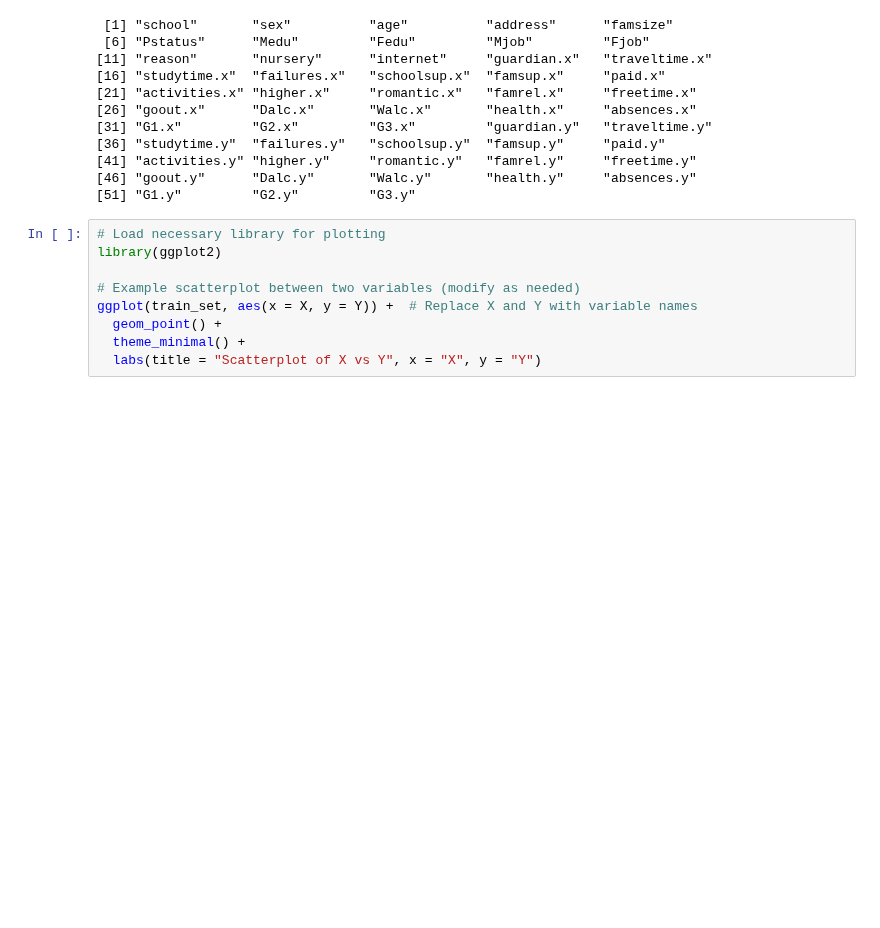
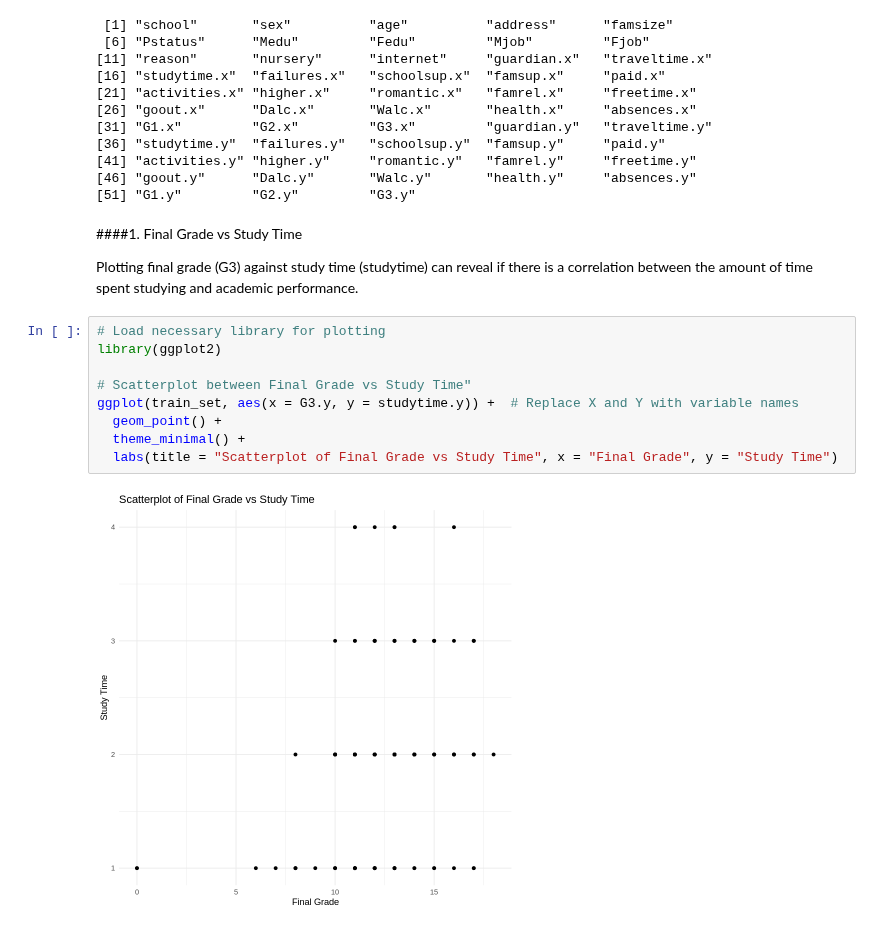
Before and after one commit to carlos-alves-one/Student-Performance-R, a Jupyter notebook: Regression_CW1.ipynb, the cells around one changed output. Cells and saved outputs as stored; diff of their text form; blank space fills up the shorter version.

```diff
--- a/Regression_CW1.ipynb
+++ b/Regression_CW1.ipynb
@@ -285,12 +345,18 @@ print(variable_names)
 [41] "activities.y" "higher.y"     "romantic.y"   "famrel.y"     "freetime.y"
 [46] "goout.y"      "Dalc.y"       "Walc.y"       "health.y"     "absences.y"
 [51] "G1.y"         "G2.y"         "G3.y"
+# %% [markdown]
+####1. Final Grade vs Study Time
+
+Plotting final grade (G3) against study time (studytime) can reveal if there is a correlation between the amount of time spent studying and academic performance.
 # %%
 # Load necessary library for plotting
 library(ggplot2)
 
-# Example scatterplot between two variables (modify as needed)
-ggplot(train_set, aes(x = X, y = Y)) +  # Replace X and Y with variable names
+# Scatterplot between Final Grade vs Study Time"
+ggplot(train_set, aes(x = G3.y, y = studytime.y)) +  # Replace X and Y with variable names
   geom_point() +
   theme_minimal() +
-  labs(title = "Scatterplot of X vs Y", x = "X", y = "Y")
+  labs(title = "Scatterplot of Final Grade vs Study Time", x = "Final Grade", y = "Study Time")
+# %% [output]
+[figure, added]
```
Also changed, not shown: parts of 8 cells of this notebook.
